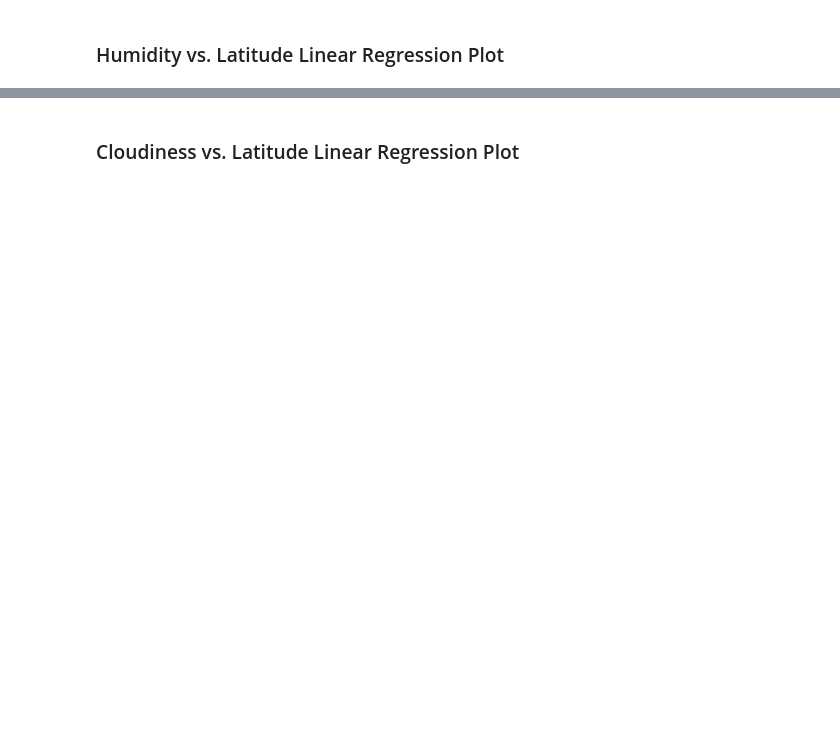
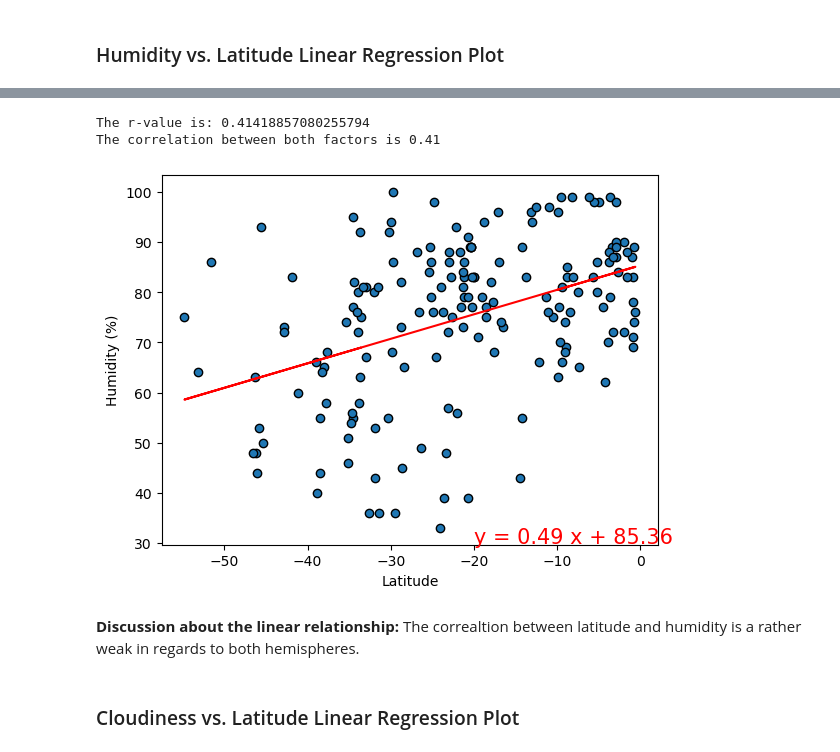
Before and after one commit to rbitas/Python-Api-challenge, a Jupyter notebook: WeatherPy/WeatherPy.ipynb, the cells around one changed output, grey strips where cells are left out. Saved outputs shown, nothing was run; the diff lists cells and outputs as text; code cells hidden in the pictures; blank space fills up the shorter version.

```diff
--- a/WeatherPy/WeatherPy.ipynb
+++ b/WeatherPy/WeatherPy.ipynb
@@ -348,2 +348,13 @@ The r-value is: 0.0002808747046324607
+# %%
+# Southern Hemisphere
+x_values = southern_hemi_df["Lat"]
+y_values = southern_hemi_df["Humidity"]
+plot_linear_regression(x_values, y_values,"Latitude", "Humidity (%)", (-20,30))
+# %% [output]
+The r-value is: 0.41418857080255794
+The correlation between both factors is 0.41
+[figure, added]
+# %% [markdown]
+**Discussion about the linear relationship:** The correaltion between latitude and humidity is a rather weak in regards to both hemispheres.
 # %% [markdown]
 ### Cloudiness vs. Latitude Linear Regression Plot
```
Also changed, not shown: parts of 22 cells of this notebook.
